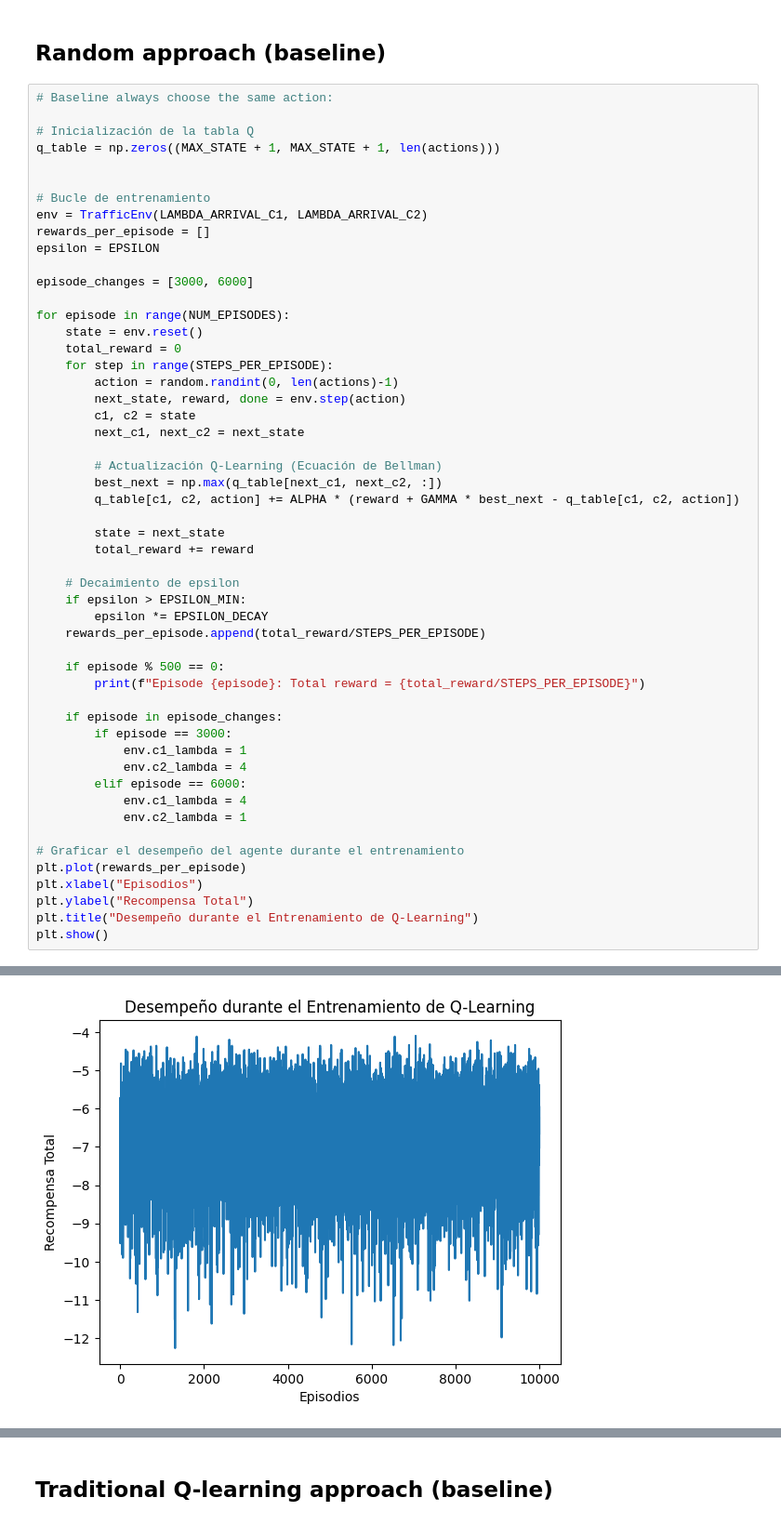
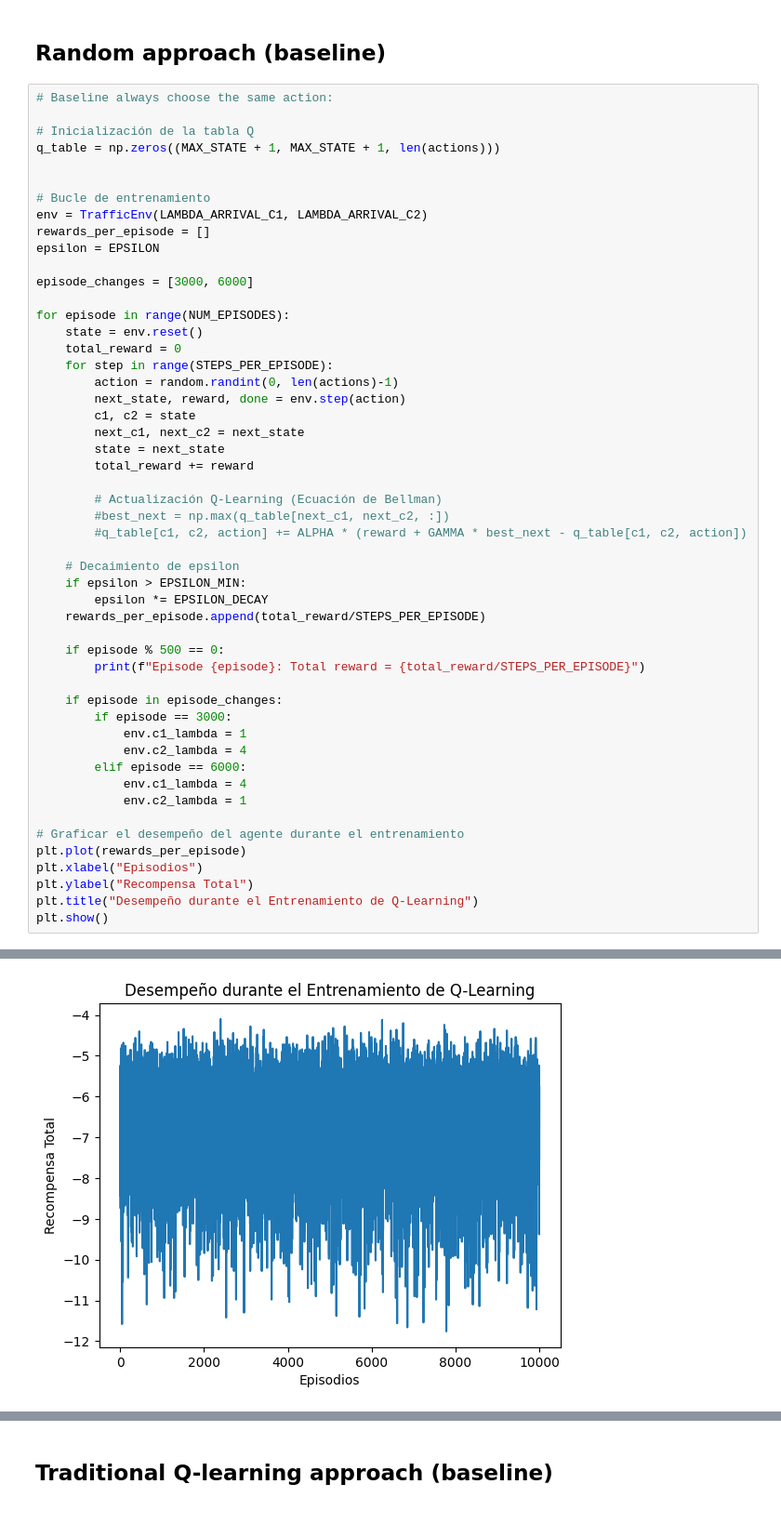
Before and after one commit to rulas99/rl_uniandes, a Jupyter notebook: memory/traffic_simulation_v1.ipynb, the cells around one changed output, grey strips where cells are left out. Shown at 93% size. Drawn from its saved outputs; the diff is of its cells as text.

```diff
--- a/memory/traffic_simulation_v1.ipynb
+++ b/memory/traffic_simulation_v1.ipynb
@@ -97,13 +97,12 @@ for episode in range(NUM_EPISODES):
         next_state, reward, done = env.step(action)
         c1, c2 = state
         next_c1, next_c2 = next_state
+        state = next_state
+        total_reward += reward
 
         # Actualización Q-Learning (Ecuación de Bellman)
-        best_next = np.max(q_table[next_c1, next_c2, :])
-        q_table[c1, c2, action] += ALPHA * (reward + GAMMA * best_next - q_table[c1, c2, action])
-
-        state = next_state
-        total_reward += reward
+        #best_next = np.max(q_table[next_c1, next_c2, :])
+        #q_table[c1, c2, action] += ALPHA * (reward + GAMMA * best_next - q_table[c1, c2, action])
 
     # Decaimiento de epsilon
     if epsilon > EPSILON_MIN:
@@ -148,4 +147,4 @@ Episode 10000: Total reward = -7.02
-[figure, old version]
+[figure, new version]
 # %%
 #plot moving average of rewards
 def moving_average(x, w):
```
Also changed, not shown: parts of 10 cells of this notebook, 1 other file.
